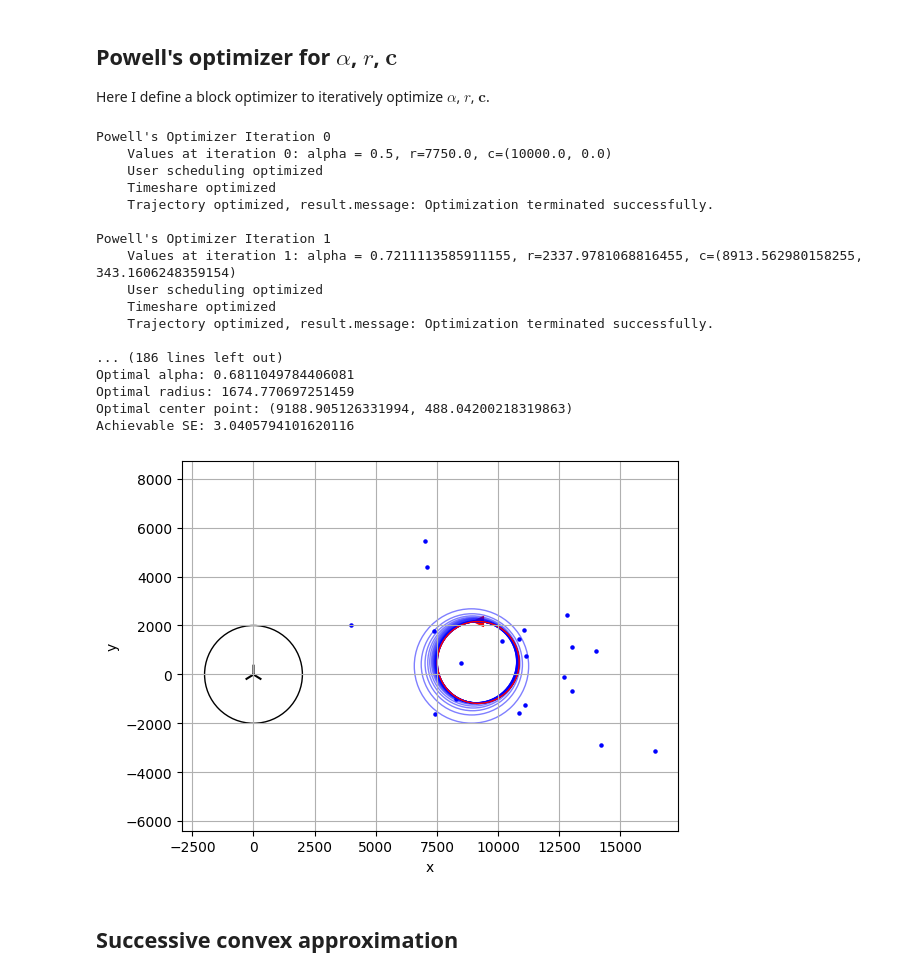
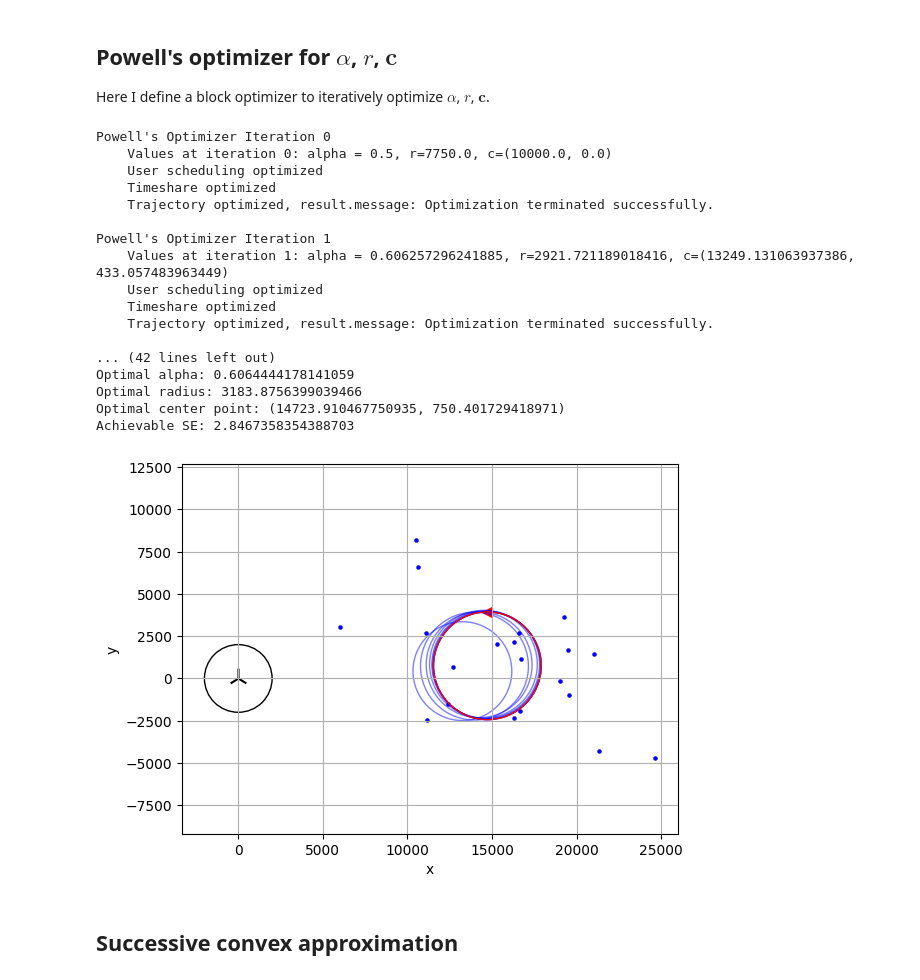
Before and after one commit to danielbonkowsky/uav-optimization, a Jupyter notebook: montecarlo-simulation/simulation.ipynb, the cells around one changed output. Cells and saved outputs as stored; diff of their text form; code cells hidden in the pictures.

```diff
--- a/montecarlo-simulation/simulation.ipynb
+++ b/montecarlo-simulation/simulation.ipynb
@@ -65,7 +65,7 @@ Here we define a function to randomly generate users within the deadzone. For th
 # %%
 # users = leftUpRectangles(K, 5000, 1000, D, 0, seed=seed)
 # users = leftUpSkewedNormal(K, D, 15000, D, 15000, seed)
-users = normalDistribution(K, D, 0, 2000, seed=seed)
+users = normalDistribution(K, D, 0, 3000, seed=seed)
 print(f'len(users): {len(users)}')
 print(f'K: {K}')
 
@@ -99,7 +99,8 @@ def meanSE(alpha,
            users=users,
            AU=AU,
            AB=AB,
-           H=H):
+           H=H,
+           M=M):
 
     # Compute UAV position at each timeslot
     ax = cx + r*cos_th
@@ -136,6 +137,7 @@ def optimize_alpha(r,
                    AU=AU,
                    AB=AB,
                    H=H,
+                   M=M,
                    verbose=False):
 
     # Compute UAV position at each timeslot
@@ -183,6 +185,7 @@ def optimize_a(alpha,
                AU=AU,
                AB=AB,
                H=H,
+               M=M,
                verbose=False):
 
     # Compute UAV position at each timeslot
@@ -256,7 +259,7 @@ def random_schedule(maxiters=1000, tol=1e-9):
 ## Powell's optimizer for $\alpha$, $r$, $\mathbf{c}$
 Here I define a block optimizer to iteratively optimize $\alpha$, $r$, $\mathbf{c}$.
 # %%
-def objective(params, alpha, a, users, AU, AB, H):
+def objective(params, alpha, a, users, AU, AB, H, M):
     r, cx, cy = params
     return -meanSE(alpha,
                    r,
@@ -266,7 +269,8 @@ def objective(params, alpha, a, users, AU, AB, H):
                    users=users,
                    AU=AU,
                    AB=AB,
-                   H=H)
+                   H=H,
+                   M=M)
 
 def powells_optimizer(
                     alpha0,
@@ -280,6 +284,7 @@ def powells_optimizer(
                     AU=AU,
                     AB=AB,
                     H=H,
+                    M=M,
                     tolerance=1e-3,
                     verbose=True
 ):
@@ -306,7 +311,8 @@ def powells_optimizer(
                        users=users,
                        AU=AU,
                        AB=AB,
-                       H=H)
+                       H=H,
+                       M=M)
         if verbose:
             print('    User scheduling optimized')
 
@@ -317,14 +323,15 @@ def powells_optimizer(
                                users=users,
                                AU=AU,
                                AB=AB,
-                               H=H)
+                               H=H,
+                               M=M)
         if verbose:
             print('    Timeshare optimized')
 
         result = minimize(
                     objective,
                     [r,cx,cy],
-                    args=(alpha, a, users, AU, AB, H),
+                    args=(alpha, a, users, AU, AB, H, M),
                     method='Powell',
                     bounds=bounds,
                     options={
@@ -347,7 +354,8 @@ def powells_optimizer(
                                   users=users,
                                   AU=AU,
                                   AB=AB,
-                                  H=H))
+                                  H=H,
+                                  M=M))
         traj_history.append((r, cx, cy))
 
         if it > 0:
@@ -377,40 +385,40 @@ plt.scatter(cx_opt, cy_opt+r_opt, c='r', marker='<', s=50, label="UAV")
 ax = plt.gca()  # get current axes
 coverage_zone = patches.Circle((0, 0), radius=2000, fill=False, color='black', linewidth=1)
 flight_path = patches.Circle((cx_opt, cy_opt), radius=r_opt, fill=False, color='red', linewidth=1)
 
 for traj in traj_hist:
     r, cx, cy = traj
     path = patches.Circle((cx, cy), radius=r, fill=False, color='blue', alpha=0.5, linewidth=1)
     ax.add_patch(path)
 
 ax.add_patch(coverage_zone)
 ax.add_patch(flight_path)
 plt.grid(True)
 plt.xlabel("x")
 plt.ylabel("y")
 plt.xlim(-10000, 10000)
 plt.ylim(-10000, 10000)
 plt.axis("equal")  # equal scaling
 plt.show()
 # %% [output]
 Powell's Optimizer Iteration 0
     Values at iteration 0: alpha = 0.5, r=7750.0, c=(10000.0, 0.0)
     User scheduling optimized
     Timeshare optimized
     Trajectory optimized, result.message: Optimization terminated successfully.
 
 Powell's Optimizer Iteration 1
-    Values at iteration 1: alpha = 0.7211113585911155, r=2337.9781068816455, c=(8913.562980158255, 343.1606248359154)
+    Values at iteration 1: alpha = 0.606257296241885, r=2921.721189018416, c=(13249.131063937386, 433.057483963449)
     User scheduling optimized
     Timeshare optimized
     Trajectory optimized, result.message: Optimization terminated successfully.
 
-... (186 lines left out)
-Optimal alpha: 0.6811049784406081
-Optimal radius: 1674.770697251459
-Optimal center point: (9188.905126331994, 488.04200218319863)
-Achievable SE: 3.0405794101620116
+... (42 lines left out)
+Optimal alpha: 0.6064444178141059
+Optimal radius: 3183.8756399039466
+Optimal center point: (14723.910467750935, 750.401729418971)
+Achievable SE: 2.8467358354388703
-[figure, old version]
+[figure, new version]
 # %% [markdown]
 ## Successive convex approximation
 # %%
```
Also changed, not shown: parts of 15 cells of this notebook.
